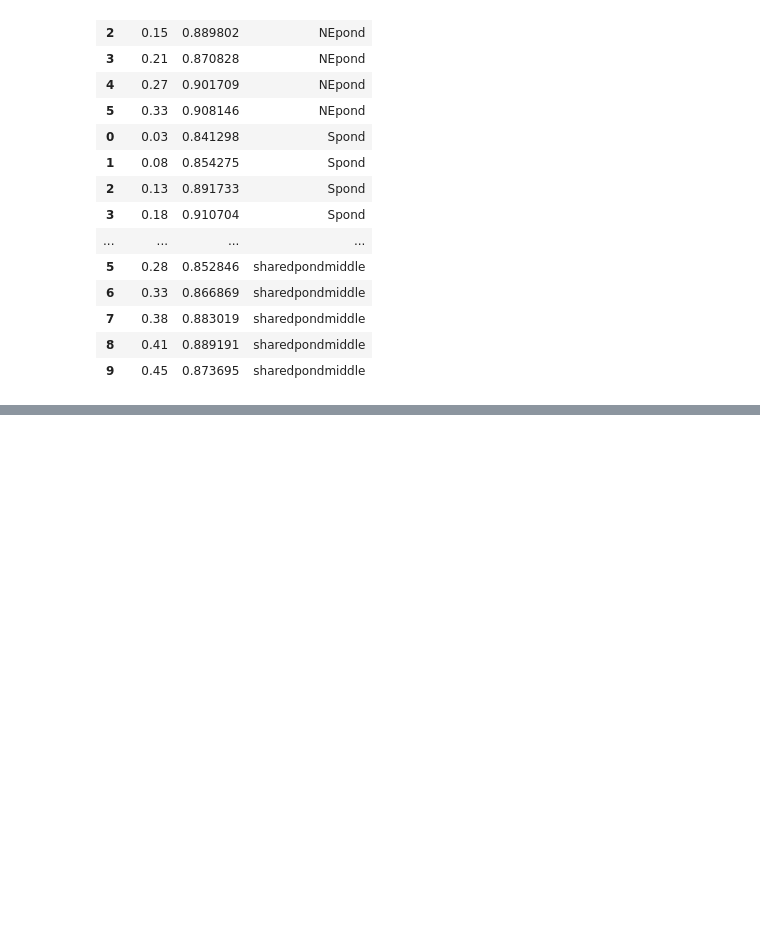
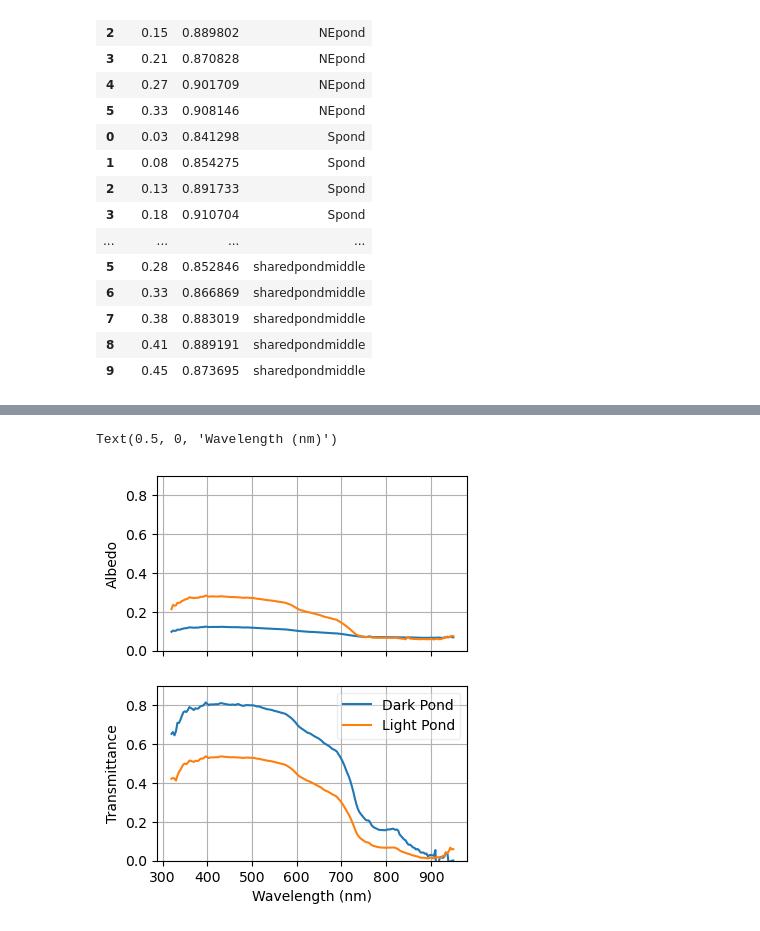
Before and after one commit to davidclemenssewall/contrasts, a Jupyter notebook: pond_highlights_20250802.ipynb, the cells around one changed output, grey strips where cells are left out. Drawn from its saved outputs; the diff is of its cells as text; code cells hidden in the pictures; blank space fills up the shorter version.

```diff
--- a/pond_highlights_20250802.ipynb
+++ b/pond_highlights_20250802.ipynb
@@ -531,0 +578,15 @@ df_dens
+# %%
+ts_sel = [ts_NE, ts_S]
+df_T = df_a1.query('variable == "Transmittance" & timestamp_utc in @ts_sel').reset_index()
+df_T['date'] = df_T['timestamp_utc'].dt.strftime('%Y-%m-%d')
+
+ts_sel = [ts_NE_2_A, ts_S_2_A]
+df_A = df_a1.query('variable == "Albedo" & timestamp_utc in @ts_sel').reset_index()
+df_A['date'] = df_A['timestamp_utc'].dt.strftime('%Y-%m-%d')
+
+df_temp = pd.concat([
+    df_T.drop(columns=['timestamp_utc', 'station', 'azimuth', 'type', 'depth', 'repetition']),
+    df_A.drop(columns=['timestamp_utc', 'station', 'azimuth', 'type', 'depth', 'repetition']),
+    ]).pivot(index=['date', 'location', 'wavelength_nm'], columns='variable', values='value')
+
+df_temp = df_temp.rename(index={'NEpond': 'Light Pond', 'Spond': 'Dark Pond'}).sort_index(level='location')
@@ -531,0 +610,25 @@ df_dens
+# %%
+#f, axs = plt.subplots(2, 1, sharex=True, figsize=(4, 5))
+
+sns.lineplot(x='wavelength_nm', y='Albedo', hue='location', ax=axs[0],
+            data=df_temp, legend=False)
+axs[0].set_ylabel('Albedo')
+axs[0].grid()
+axs[0].set_ylim([0, 0.9])
+#sns.move_legend(axs[0], "upper left", bbox_to_anchor=(1,1))
+
+sns.lineplot(x='wavelength_nm', y='Transmittance', hue='location', ax=axs[1],
+            data=df_temp)
+axs[1].set_ylabel('Transmittance')
+axs[1].grid()
+axs[1].set_ylim([0, 0.9])
+handles0, labels0 = axs[1].get_legend_handles_labels()
+axs[1].legend(handles=handles0, labels=labels0, loc='upper right', fancybox=True, framealpha=0.35)
+#sns.move_legend(axs[1], "upper right", bbox_to_anchor=(0.95,0.95))
+axs[1].set_xlabel('Wavelength (nm)')
+
+#f.savefig(os.path.join('..', 'figures', 'r2b_nepond_spond.png'),
+#         dpi=300, bbox_inches='tight')
+# %% [output]
+Text(0.5, 0, 'Wavelength (nm)')
+[figure, added]
```
Also changed, not shown: parts of 7 cells of this notebook.
